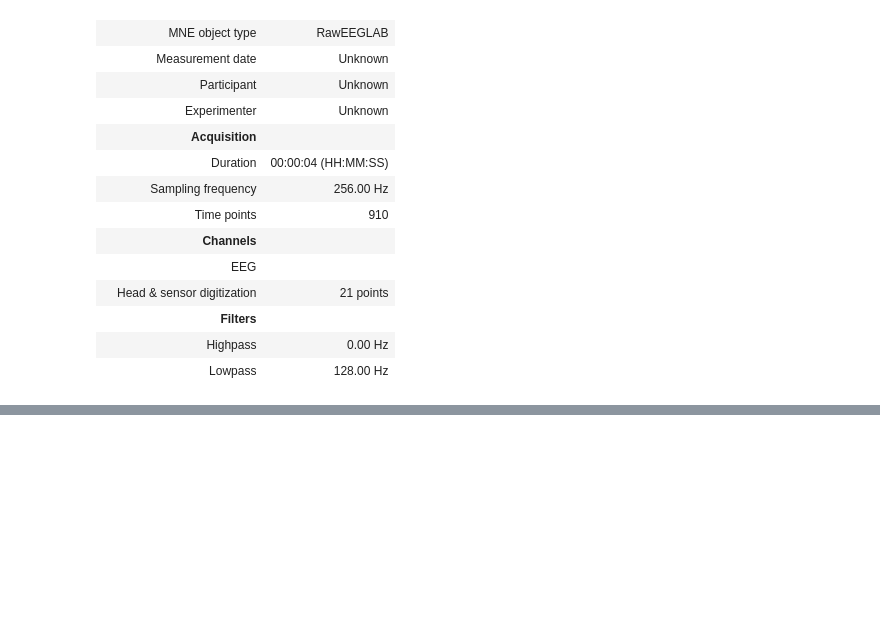
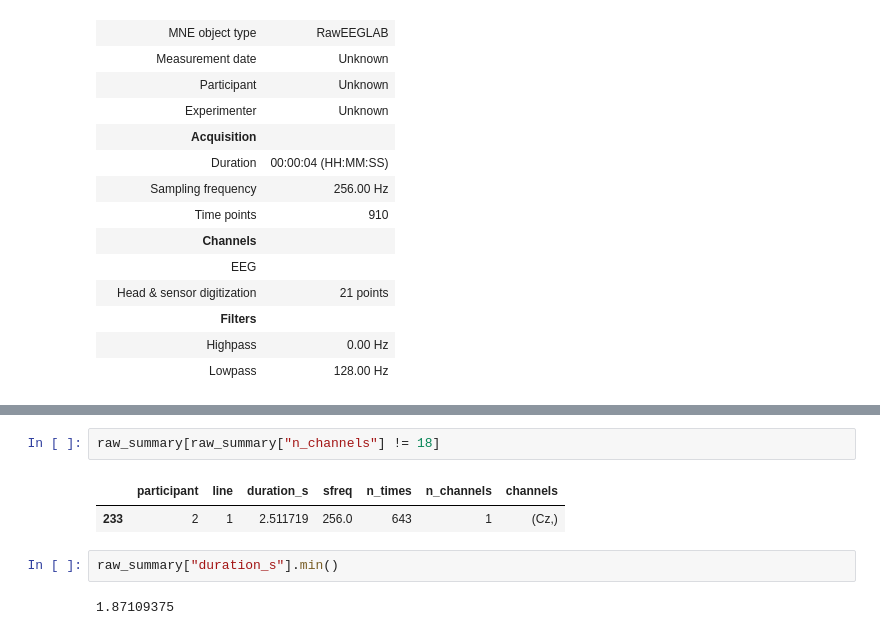
Before and after one commit to BuiHoangTu/adapt.eeg-neural-entrainment, a Jupyter notebook: notebooks/5.explore_v2.ipynb, the cells around one changed output, grey strips where cells are left out. Drawn from its saved outputs; the diff is of its cells as text; blank space fills up the shorter version.

```diff
--- a/notebooks/5.explore_v2.ipynb
+++ b/notebooks/5.explore_v2.ipynb
@@ -61,0 +139,9 @@ sample
+# %%
+raw_summary[raw_summary["n_channels"] != 18]
+# %% [output]
+|  | participant | line | duration_s | sfreq | n_times | n_channels | channels |
+| 233 | 2 | 1 | 2.511719 | 256.0 | 643 | 1 | (Cz,) |
+# %%
+raw_summary["duration_s"].min()
+# %% [output]
+1.87109375
```
Also changed, not shown: parts of 1 cell of this notebook, 2 other files.
